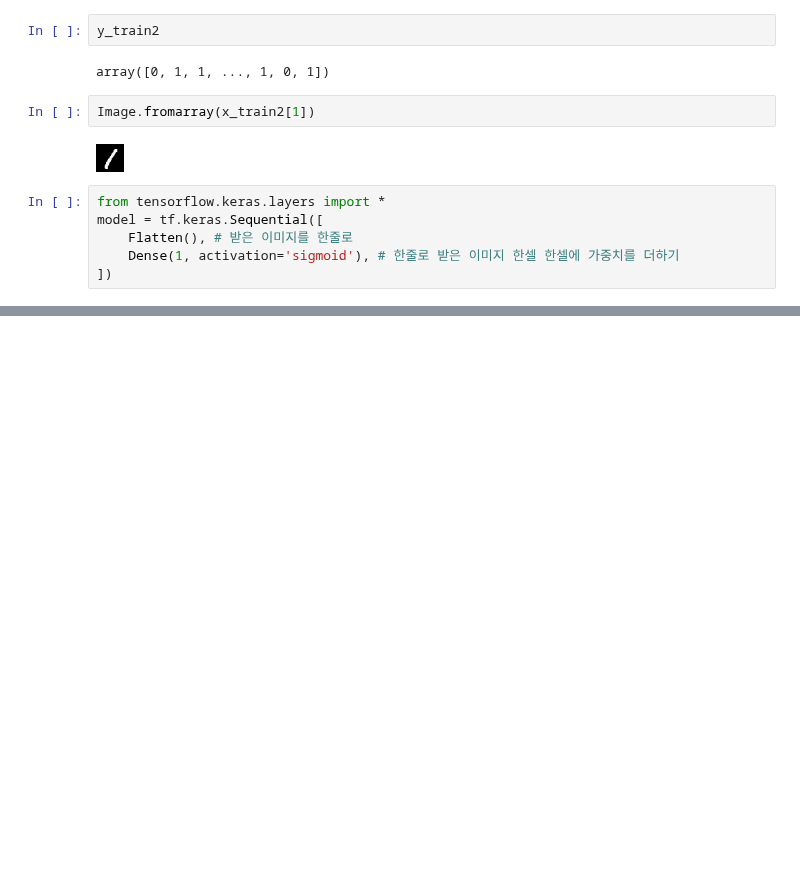
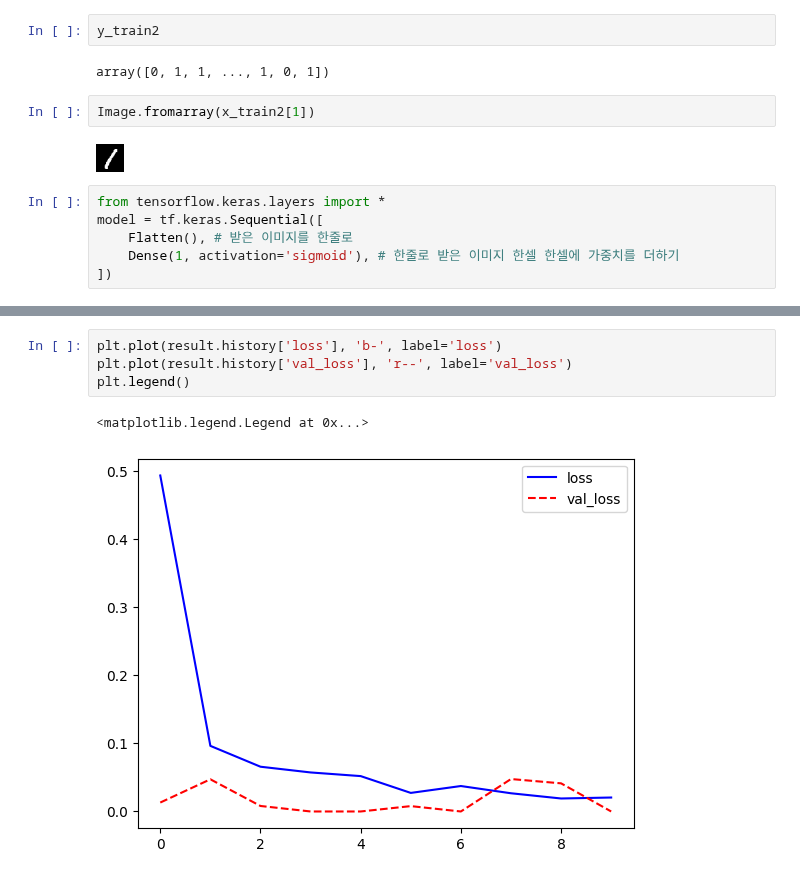
Before and after one commit to HYLee810/projectmanager, a Jupyter notebook: Tensorflow_실습.ipynb, the cells around one changed output, grey strips where cells are left out. Drawn from its saved outputs; the diff is of its cells as text; blank space fills up the shorter version.

```diff
--- a/Tensorflow_실습.ipynb
+++ b/Tensorflow_실습.ipynb
@@ -68,0 +101,7 @@ model = tf.keras.Sequential([
+# %%
+plt.plot(result.history['loss'], 'b-', label='loss')
+plt.plot(result.history['val_loss'], 'r--', label='val_loss')
+plt.legend()
+# %% [output]
+<matplotlib.legend.Legend at 0x...>
+[figure, added]
```
Also changed, not shown: parts of 3 cells of this notebook.
